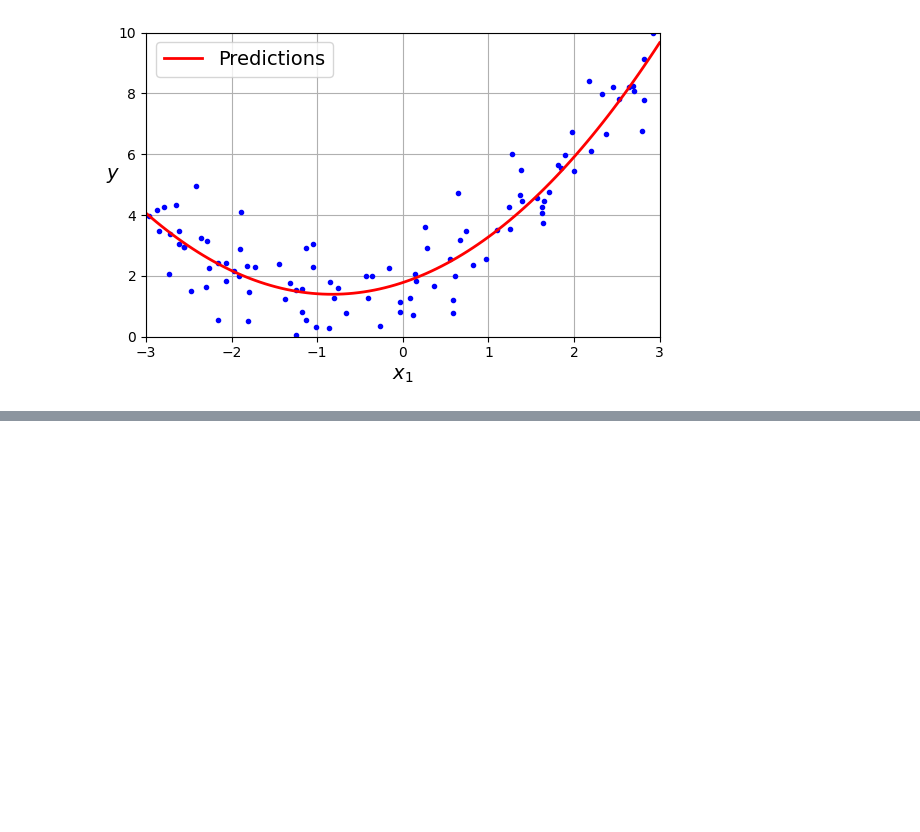
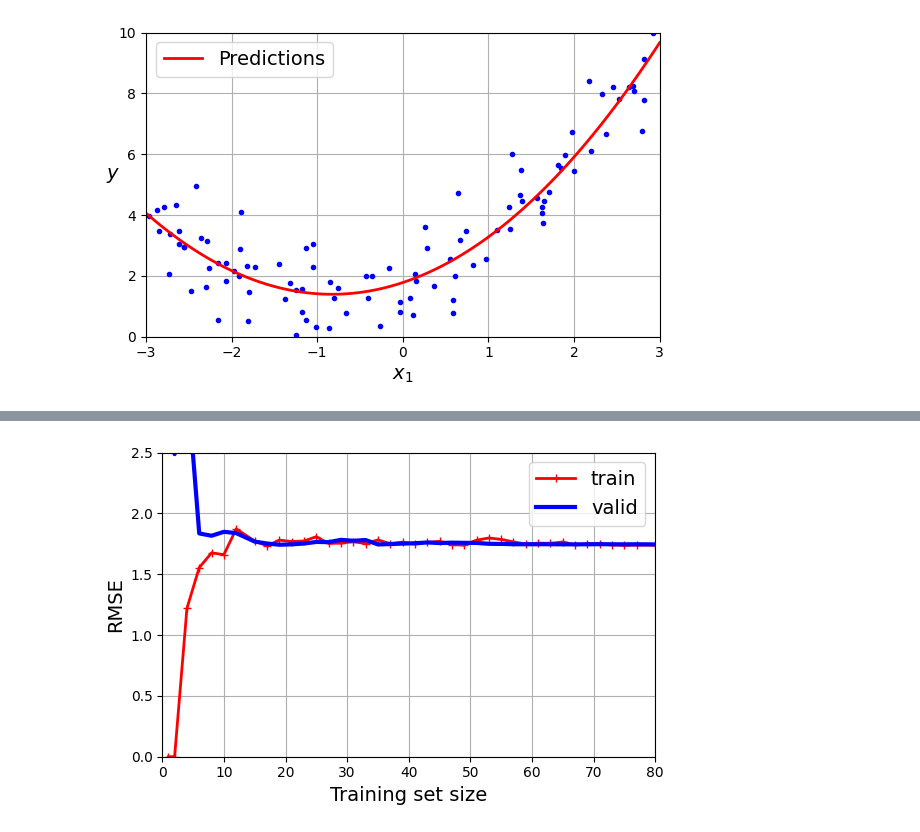
Before and after one commit to jhh0107gsc-hub/study_ml, a Jupyter notebook: 04_training_linear_models.ipynb, the cells around one changed output, grey strips where cells are left out. Cells and saved outputs as stored; diff of their text form; code cells hidden in the pictures; blank space fills up the shorter version.

```diff
--- a/04_training_linear_models.ipynb
+++ b/04_training_linear_models.ipynb
@@ -348,0 +382,37 @@ plt.show()
+# %%
+# 그렇다면, 위의 2차 방정식으로 직접 나타낸 예시와 달리, 일반적인 데이터에 대해
+# 모델의 과대적합 또는 과소적합 여부를 어떻게 판단할 수 있을까?
+
+# 이전의 k-폴드 교차 검증을 이용하거나, 학습 곡선을 확인해 볼 수 있다.
+# 학습 곡선은 모델의 훈련 오차와 검증 오차를 나타내는데, 훈련 세트 크기를 점차 늘려나가며 매번 새로 fit()하여 모델을 평가,
+# 각 훈련 세트 크기 별 훈련 점수와 검증 점수를 그래프에 나타낸 것이다.
+# 즉, 예시로 처음에는 1개 샘플의 훈련 세트로 학습을 진행할 때, 당연히 하나의 샘플이므로 훈련 모델은 그대로 정답을 외워 0의 오차를 보이지만
+# 그 모델로는 당연히 검증 세트에 대해 전혀 맞출 수 없으니 오차는 매우 클 것이다.
+# 이후 점진적으로 훈련 세트 크기를 늘려나간다면, 모델 훈련 시 오차는 일정 존재하나 검증 세트에서도 어느 정도 오차를 줄인 모습을 보일 것이다.
+
+# 그렇다면 아래의 학습 곡선을 보고 어떻게 판단할 수 있을까?
+# 모델의 점수가 될 수 있는 RMSE에 대해 훈련 세트 크기를 계속해서 늘려도 훈련 및 검증 세트에서 수평적인 오차를 그리며
+# 높은 오차에서 근접해 있으므로 모델이 과소적합, 훈련 샘플을 대변할 수 없는 모델임을 나타낸다. 그래프에서 볼 수 있듯이 훈련 샘플을 추가하는 것은 의미가 없다.
+
+from sklearn.model_selection import learning_curve
+
+train_sizes, train_scores, valid_scores = learning_curve(
+    LinearRegression(), X, y, train_sizes=np.linspace(0.01, 1.0, 40), cv=5,
+    scoring="neg_root_mean_squared_error")
+train_errors = -train_scores.mean(axis=1)
+valid_errors = -valid_scores.mean(axis=1)
+
+plt.figure(figsize=(6, 4))
+plt.plot(train_sizes, train_errors, "r-+", linewidth=2, label="train")
+plt.plot(train_sizes, valid_errors, "b-", linewidth=3, label="valid")
+
+plt.xlabel("Training set size")
+plt.ylabel("RMSE")
+plt.grid()
+plt.legend(loc="upper right")
+plt.axis([0, 80, 0, 2.5])
+save_fig("underfitting_learning_curves_plot")
+
+plt.show()
+# %% [output]
+[figure, added]
```
Also changed, not shown: parts of 4 cells of this notebook.
